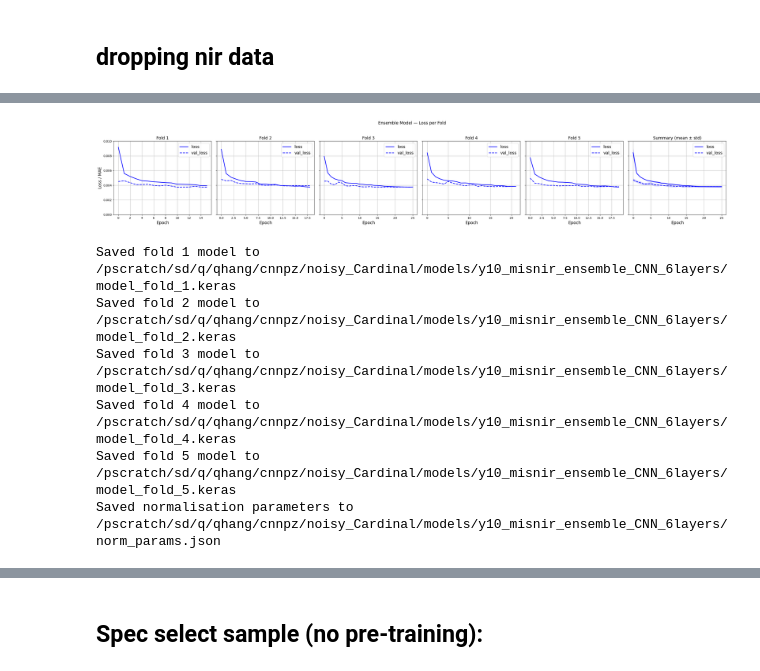
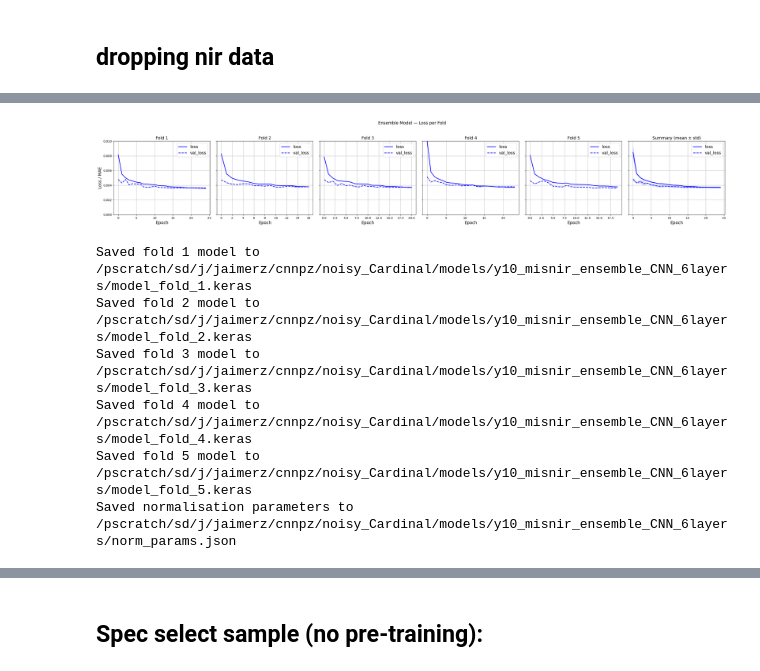
Before and after one commit to hangqianjun/mlpz_cnn_deepset, a Jupyter notebook: CNN_photoz-ensemble-cardinal.ipynb, the cells around one changed output, grey strips where cells are left out. Saved outputs shown, nothing was run; the diff lists cells and outputs as text; code cells hidden in the pictures.

```diff
--- a/CNN_photoz-ensemble-cardinal.ipynb
+++ b/CNN_photoz-ensemble-cardinal.ipynb
@@ -284,7 +291,7 @@ def plot_stats(stats, redshift_stats, imag_stats, y_train, y_pred, redshift_bins
 # %% [markdown]
 ## Load training and test data, filter curves
 # %%
-saveroot = "/pscratch/sd/q/qhang/cnnpz/cardinal/"
+saveroot = "/pscratch/sd/j/jaimerz/cnnpz/cardinal/"
 fname = saveroot + "train_100k_noisy_y1_i23.parquet"
 training_y1 = pd.read_parquet(fname)
 training_y1 = training_y1.rename(columns={'Roman_obs_J129': 'mag_J_roman',
@@ -295,7 +302,7 @@ training_y10 = pd.read_parquet(fname)
 training_y10 = training_y10.rename(columns={'Roman_obs_J129': 'mag_J_roman',
                                               'Roman_obs_H158': 'mag_H_roman'})
 
-saveroot = "/pscratch/sd/q/qhang/cnnpz/cardinal/"
+saveroot = "/pscratch/sd/j/jaimerz/cnnpz/cardinal/"
 fname = saveroot + "test_100k_noisy_y1_i23.parquet"
 test_y1 = pd.read_parquet(fname)
 test_y1 = test_y1.rename(columns={'Roman_obs_J129': 'mag_J_roman',
@@ -309,7 +316,7 @@ test_y10 = test_y10.rename(columns={'Roman_obs_J129': 'mag_J_roman',
 ### Transform data, make X_train, Y_train, and test dataset, variants of this dataset
 # %%
 # get the LSST and roman filter curves:
-filter_root = "/global/homes/q/qhang/desc/rail_base/src/rail/examples_data/estimation_data/data/FILTER/"
+filter_root = "/global/homes/j/jaimerz/UCL/rail_base/src/rail/examples_data/estimation_data/data/FILTER/"
 
 wave = {
     "Y":106,
@@ -482,6 +468,6 @@ Saved normalisation parameters to /pscratch/sd/q/qhang/cnnpz/noisy_Cardinal/mode
 # %%
 # load the model:
-root = "/pscratch/sd/q/qhang/cnnpz/noisy_Cardinal/models"
+root = "/pscratch/sd/j/jaimerz/cnnpz/noisy_Cardinal/models"
 save_dir = root + "/y1_complete_ensemble_CNN_6layers"
 trained_models = cnnpz.load_ensemble(save_dir=save_dir)
 # %% [output]
@@ -724,6 +684,6 @@ plt.tight_layout()
 # %%
 # try applying this model to the specsel data: is this consistent?
-root = "/pscratch/sd/q/qhang/cnnpz/noisy_Cardinal/models"
+root = "/pscratch/sd/j/jaimerz/cnnpz/noisy_Cardinal/models"
 save_dir = root + "/y10_complete_ensemble_CNN_6layers"
 trained_models = cnnpz.load_ensemble(save_dir=save_dir)
 # %% [output]
@@ -788,18 +748,18 @@ Epoch 20/100
 # %%
-plot_ensemble_losses(histories, ylim=(0, 0.01))
+cnnpz.plot_ensemble_losses(histories, ylim=(0, 0.01))
 # %% [output]
-[figure, old version]
+[figure, new version]
 # %%
 # save the trained model:
-root = "/pscratch/sd/q/qhang/cnnpz/noisy_Cardinal/models"
+root = "/pscratch/sd/j/jaimerz/cnnpz/noisy_Cardinal/models"
 save_dir = root + "/y10_misnir_ensemble_CNN_6layers"
 cnnpz.save_ensemble(trained_models, save_dir=save_dir)
 # %% [output]
-Saved fold 1 model to /pscratch/sd/q/qhang/cnnpz/noisy_Cardinal/models/y10_misnir_ensemble_CNN_6layers/model_fold_1.keras
-Saved fold 2 model to /pscratch/sd/q/qhang/cnnpz/noisy_Cardinal/models/y10_misnir_ensemble_CNN_6layers/model_fold_2.keras
-Saved fold 3 model to /pscratch/sd/q/qhang/cnnpz/noisy_Cardinal/models/y10_misnir_ensemble_CNN_6layers/model_fold_3.keras
-Saved fold 4 model to /pscratch/sd/q/qhang/cnnpz/noisy_Cardinal/models/y10_misnir_ensemble_CNN_6layers/model_fold_4.keras
-Saved fold 5 model to /pscratch/sd/q/qhang/cnnpz/noisy_Cardinal/models/y10_misnir_ensemble_CNN_6layers/model_fold_5.keras
-Saved normalisation parameters to /pscratch/sd/q/qhang/cnnpz/noisy_Cardinal/models/y10_misnir_ensemble_CNN_6layers/norm_params.json
+Saved fold 1 model to /pscratch/sd/j/jaimerz/cnnpz/noisy_Cardinal/models/y10_misnir_ensemble_CNN_6layers/model_fold_1.keras
+Saved fold 2 model to /pscratch/sd/j/jaimerz/cnnpz/noisy_Cardinal/models/y10_misnir_ensemble_CNN_6layers/model_fold_2.keras
+Saved fold 3 model to /pscratch/sd/j/jaimerz/cnnpz/noisy_Cardinal/models/y10_misnir_ensemble_CNN_6layers/model_fold_3.keras
+Saved fold 4 model to /pscratch/sd/j/jaimerz/cnnpz/noisy_Cardinal/models/y10_misnir_ensemble_CNN_6layers/model_fold_4.keras
+Saved fold 5 model to /pscratch/sd/j/jaimerz/cnnpz/noisy_Cardinal/models/y10_misnir_ensemble_CNN_6layers/model_fold_5.keras
+Saved normalisation parameters to /pscratch/sd/j/jaimerz/cnnpz/noisy_Cardinal/models/y10_misnir_ensemble_CNN_6layers/norm_params.json
 # %%
 # try applying this model to the specsel data: is this consistent?
```
Also changed, not shown: parts of 60 cells of this notebook, 5 other files.
